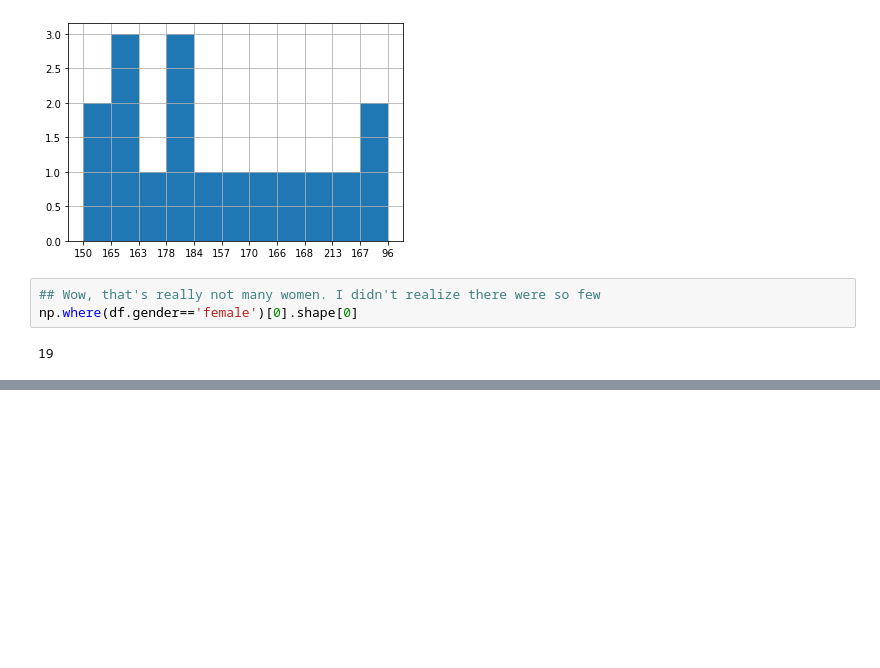
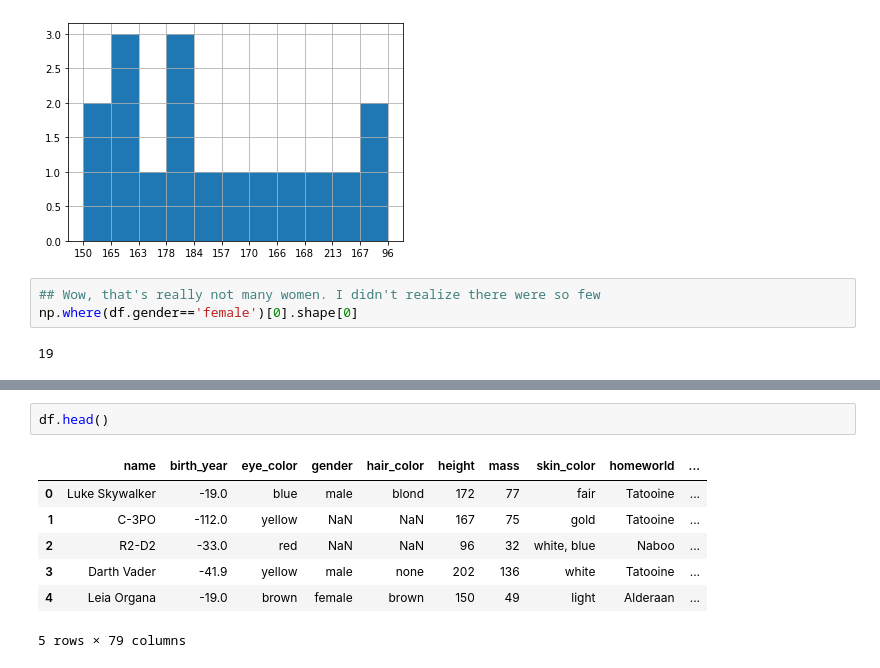
Before and after one commit to timothy-salazar/swapi, a Jupyter notebook: EDA.ipynb, the cells around one changed output, grey strips where cells are left out. Drawn from its saved outputs; the diff is of its cells as text; blank space fills up the shorter version.

```diff
--- a/EDA.ipynb
+++ b/EDA.ipynb
@@ -247,0 +258,10 @@ Json loaded!
+# %%
+df.head()
+# %% [output]
+|  | name | birth_year | eye_color | gender | hair_color | height | mass | skin_color | homeworld | ... |
+| 0 | Luke Skywalker | -19.0 | blue | male | blond | 172 | 77 | fair | Tatooine | ... |
+| 1 | C-3PO | -112.0 | yellow | NaN | NaN | 167 | 75 | gold | Tatooine | ... |
+| 2 | R2-D2 | -33.0 | red | NaN | NaN | 96 | 32 | white, blue | Naboo | ... |
+| 3 | Darth Vader | -41.9 | yellow | male | none | 202 | 136 | white | Tatooine | ... |
+| 4 | Leia Organa | -19.0 | brown | female | brown | 150 | 49 | light | Alderaan | ... |
+5 rows × 79 columns
```
Also changed, not shown: parts of 7 cells of this notebook, 9 other files.
